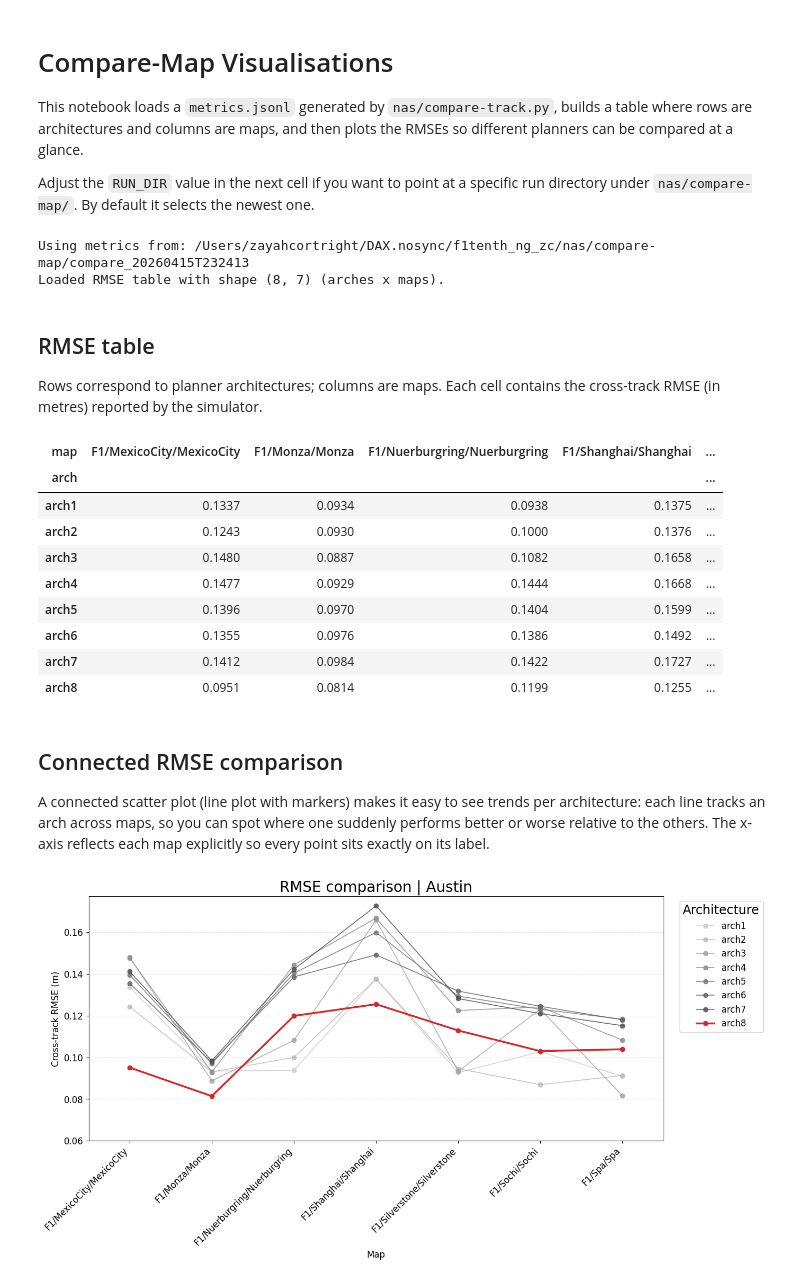
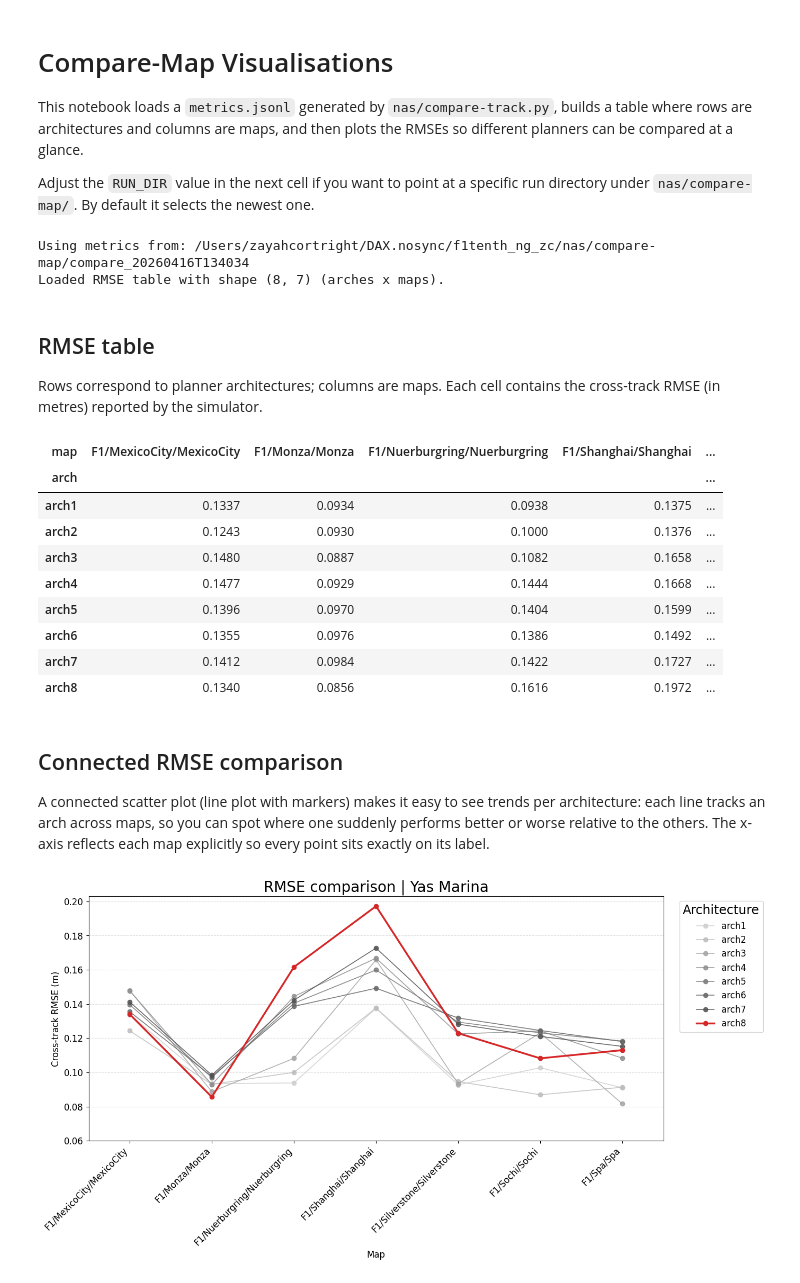
Before and after one commit to zzayah/NAS-in-the-Loop, a Jupyter notebook: nas/compare-map/vis.ipynb, the cells around one changed output. Cells and saved outputs as stored; diff of their text form; code cells hidden in the pictures.

```diff
--- a/nas/compare-map/vis.ipynb
+++ b/nas/compare-map/vis.ipynb
@@ -34,7 +34,7 @@ def latest_run_dir(base_dir: Path = BASE_OUTPUT_DIR) -> Path:
         )
     return candidates[-1].parent
 
-RUN_DIR_OVERRIDE: Path | str | None = "compare_20260415T232413"  # e.g., "compare_20260410T133741"
+RUN_DIR_OVERRIDE: Path | str | None = "compare_20260416T134034"  # e.g., "compare_20260410T133741"
 # RUN_DIR_OVERRIDE: Path | str | None = None
 
 
@@ -84,7 +84,7 @@ pivot = df.pivot_table(index="arch", columns="map", values="rmse")
 pivot = pivot.sort_index()
 print(f"Loaded RMSE table with shape {pivot.shape} (arches x maps).")
 # %% [output]
-Using metrics from: /Users/zayahcortright/DAX.nosync/f1tenth_ng_zc/nas/compare-map/compare_20260415T232413
+Using metrics from: /Users/zayahcortright/DAX.nosync/f1tenth_ng_zc/nas/compare-map/compare_20260416T134034
 Loaded RMSE table with shape (8, 7) (arches x maps).
 # %% [markdown]
 ## RMSE table
@@ -108,7 +108,7 @@ display(
 | arch5 | 0.1396 | 0.0970 | 0.1404 | 0.1599 | ... |
 | arch6 | 0.1355 | 0.0976 | 0.1386 | 0.1492 | ... |
 | arch7 | 0.1412 | 0.0984 | 0.1422 | 0.1727 | ... |
-| arch8 | 0.0951 | 0.0814 | 0.1199 | 0.1255 | ... |
+| arch8 | 0.1340 | 0.0856 | 0.1616 | 0.1972 | ... |
 # %% [markdown]
 ## Connected RMSE comparison
 
@@ -139,32 +139,32 @@ if other_arches:
 if has_highlight:
     ax.plot(
         x_positions,
         pivot.loc[highlight_arch].values,
         marker="o",
         linewidth=2.5,
         color="#d62728",
         label=highlight_arch,
     )
 ax.set_xticks(list(x_positions))
 ax.set_xticklabels(maps, rotation=45, ha="right")
 ax.set_xlim(-0.5, len(maps) - 0.5)
 ax.set_ylabel("Cross-track RMSE (m)")
 ax.set_xlabel("Map")
 # ax.set_title(f"RMSE comparison across maps ({RUN_DIR.name})")
-ax.set_title(f"RMSE comparison | Austin")
+ax.set_title(f"RMSE comparison | Yas Marina")
 ax.set_ylim(bottom=0.06)
 ax.grid(True, axis="y", linestyle="--", alpha=0.4)
 ax.legend(title="Architecture", bbox_to_anchor=(1.02, 1), loc="upper left")
 plt.rcParams.update({
     "font.size": 122,
     "axes.titlesize": 20,
     "axes.labelsize": 12,
     "xtick.labelsize": 12,
     "ytick.labelsize": 12,
     "legend.fontsize": 12,
     "legend.title_fontsize": 17,
 })
 plt.tight_layout()
 plt.show()
 # %% [output]
-[figure, old version]
+[figure, new version]
```
Also changed, not shown: 10 other files.
